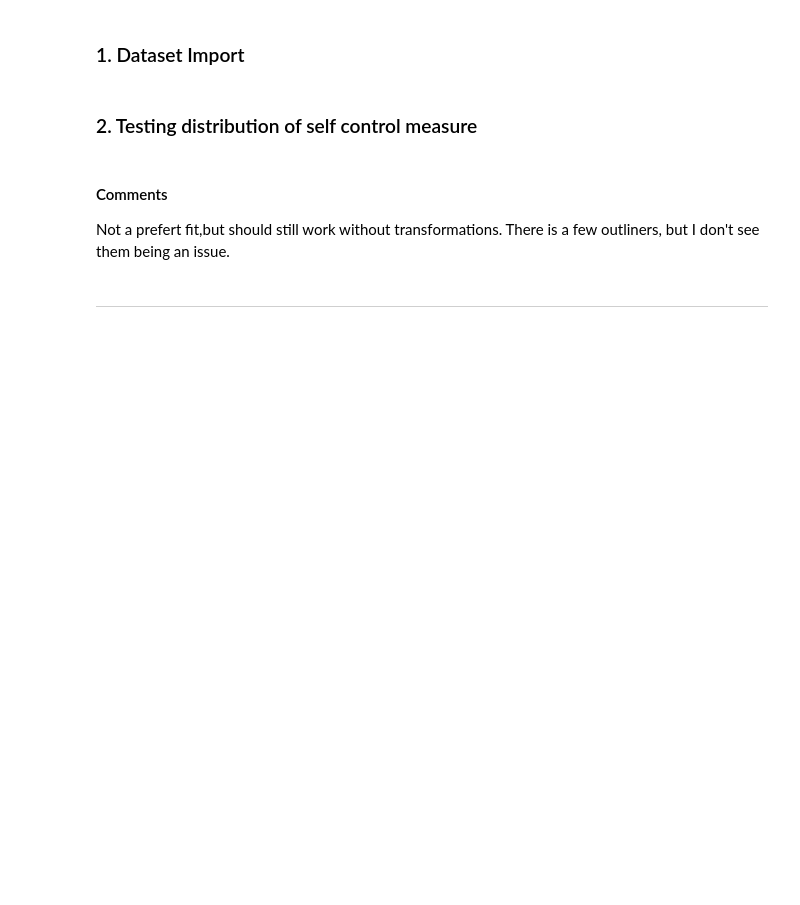
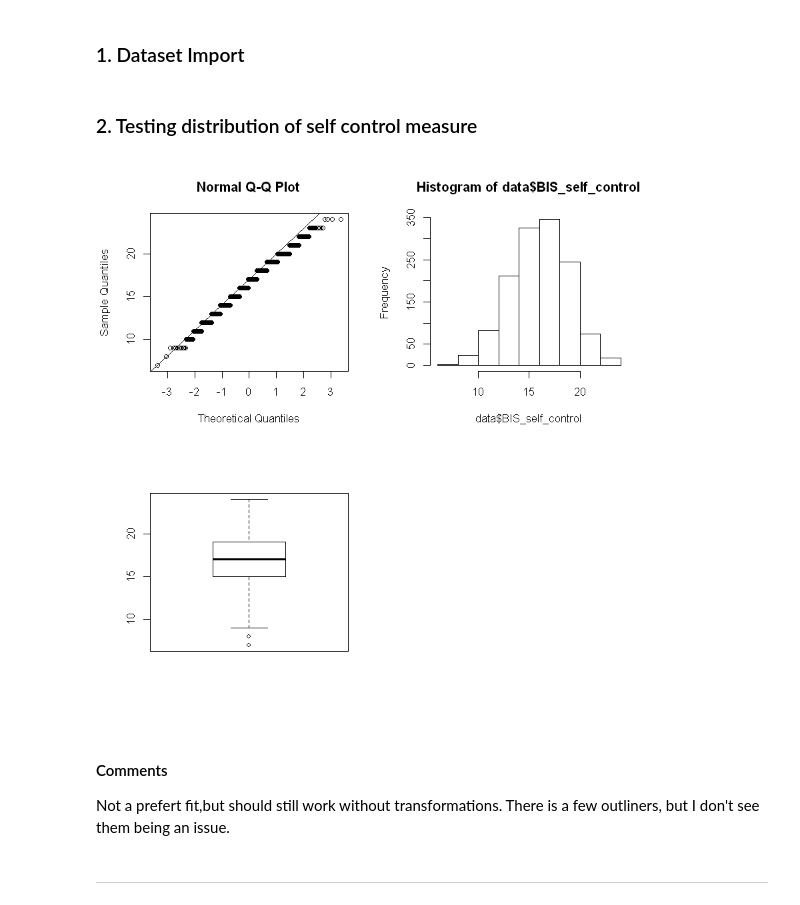
Before and after one commit to FMCumhaill/Risk-Lab-Dublin-Science-Gallery-, a Jupyter notebook: BIS Self Control Verse Car Crashes .ipynb, the cells around one changed output. Saved outputs shown, nothing was run; the diff lists cells and outputs as text; code cells hidden in the pictures; blank space fills up the shorter version.

```diff
--- a/BIS Self Control Verse Car Crashes .ipynb
+++ b/BIS Self Control Verse Car Crashes .ipynb
@@ -31,15 +31,17 @@ data <- read.csv(file="Risklab_2.4.csv", header=TRUE, sep=",")
 # %% [markdown]
 ### 2. Testing distribution of self control measure
 # %%
-library(psych)
-describe(data$BIS_self_control)
+#library(psych)
+#describe(data$BIS_self_control)
 par(mfrow = c(2,2))
 
 qqnorm(data$BIS_self_control)
 qqline(data$BIS_self_control)
 
 hist(data$BIS_self_control)
 boxplot(data$BIS_self_control)
+# %% [output]
+[figure, added]
 # %% [markdown]
 #### Comments
 Not a prefert fit,but should still work without transformations. There is a few outliners, but I don't see them being an issue.
```
Also changed, not shown: parts of 1 cell of this notebook, 3 other files.
